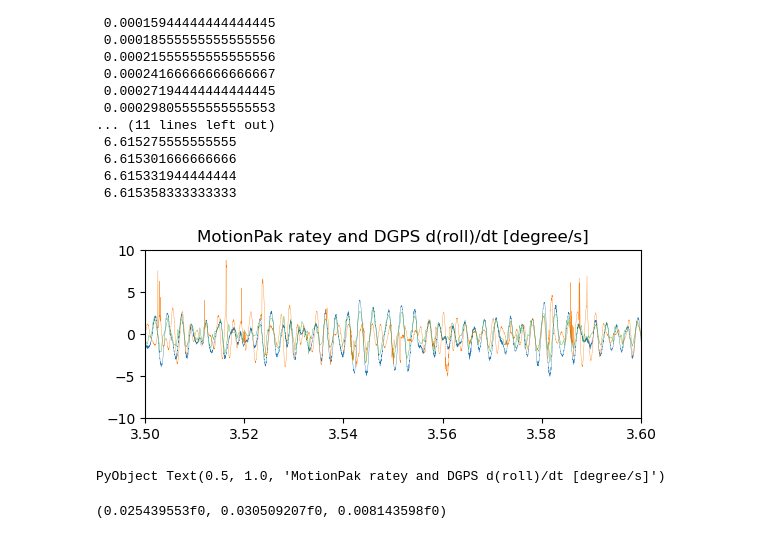
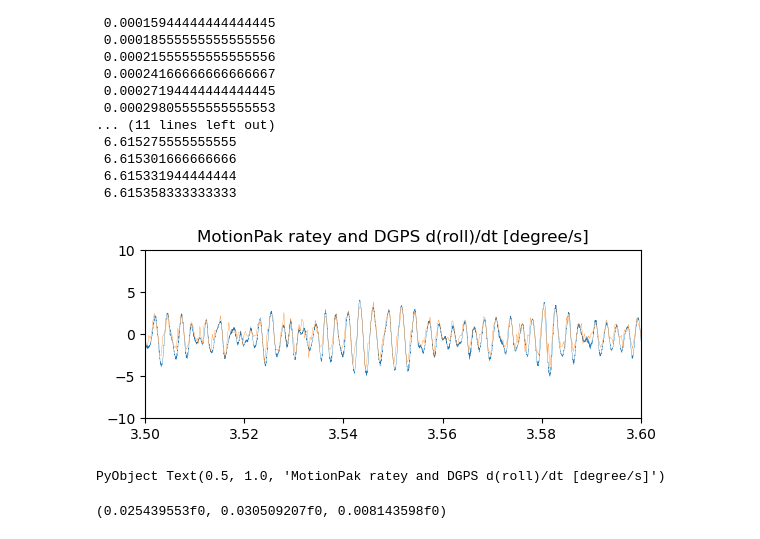
Before and after one commit to deszoeke/ASTRAL-mast, a Jupyter notebook: read_mot.ipynb, the cells around one changed output. Drawn from its saved outputs; the diff is of its cells as text; code cells hidden in the pictures.

```diff
--- a/read_mot.ipynb
+++ b/read_mot.ipynb
@@ -295,16 +313,16 @@ deh(Mot)
  6.615331944444444
  6.615358333333333
 # %%
-# compare MotionPak angular rate and
+# compare MotionPak and POSMV angular rates
 clf()
 subplot(2,1,1)
 plot(deh(Mot), 180/pi*Mot[:ratey], linewidth=0.25)
-plot(deh(Mot), 180/pi*Mot[:ratex], linewidth=0.25)
+# plot(deh(Mot), 180/pi*Mot[:ratex], linewidth=0.25)
 # plot(deh(Hed).+(2/3600), Hed[:roll].+4, linewidth=0.25)
-plot(deh(Hed)[1:end-1], -diff(Hed[:roll]), linewidth=0.25)
+plot(deh(Hed)[1:end-1], -1.2*diff(Hed[:roll]), linewidth=0.25)
 ylim([-10, 10]); xlim([3.5,3.6])
 title("MotionPak ratey and DGPS d(roll)/dt [degree/s]")
 # %% [output]
-[figure, old version]
+[figure, new version]
 PyObject Text(0.5, 1.0, 'MotionPak ratey and DGPS d(roll)/dt [degree/s]')
 # %%
```
Also changed, not shown: parts of 7 cells of this notebook, 1 other file.
